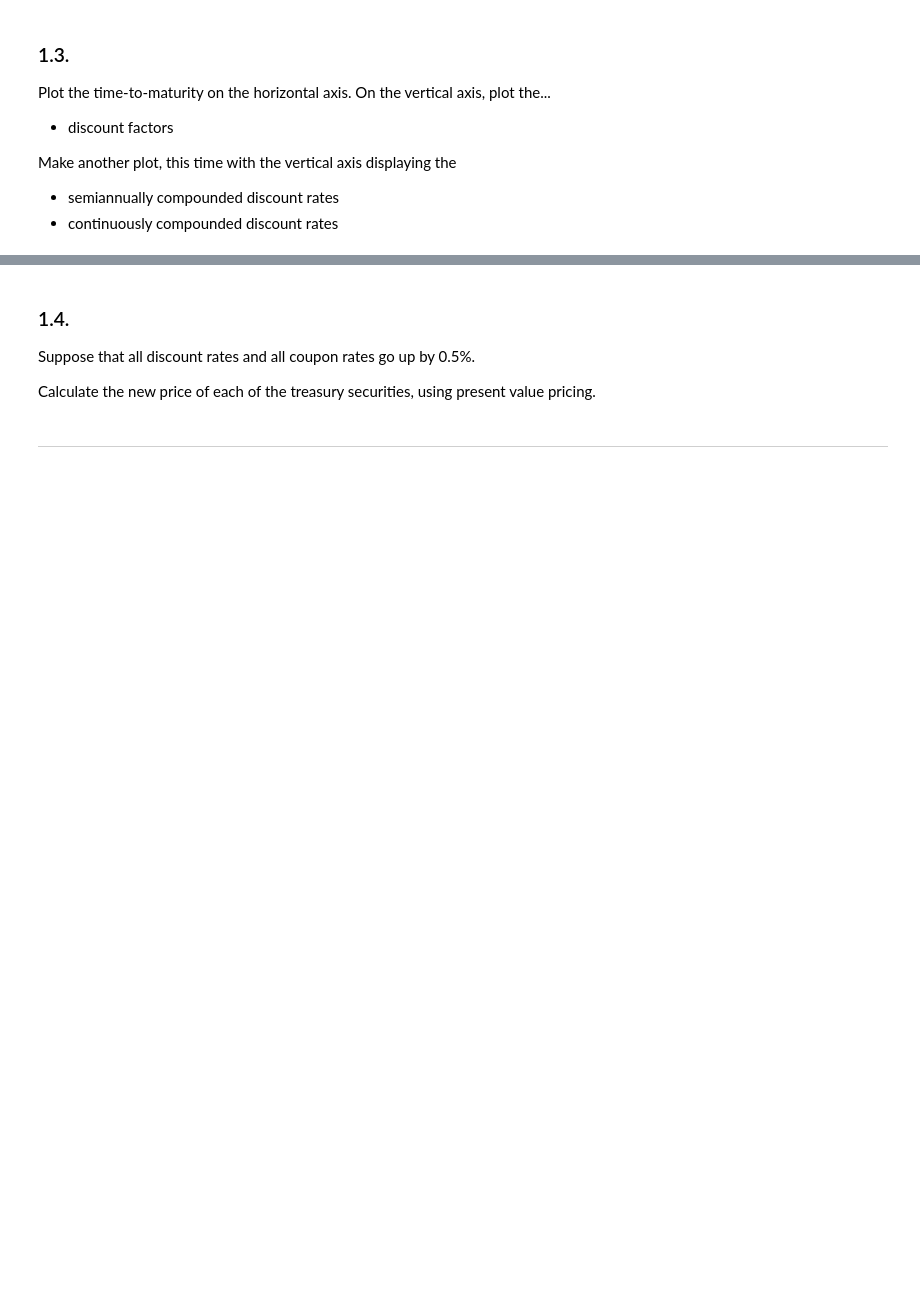
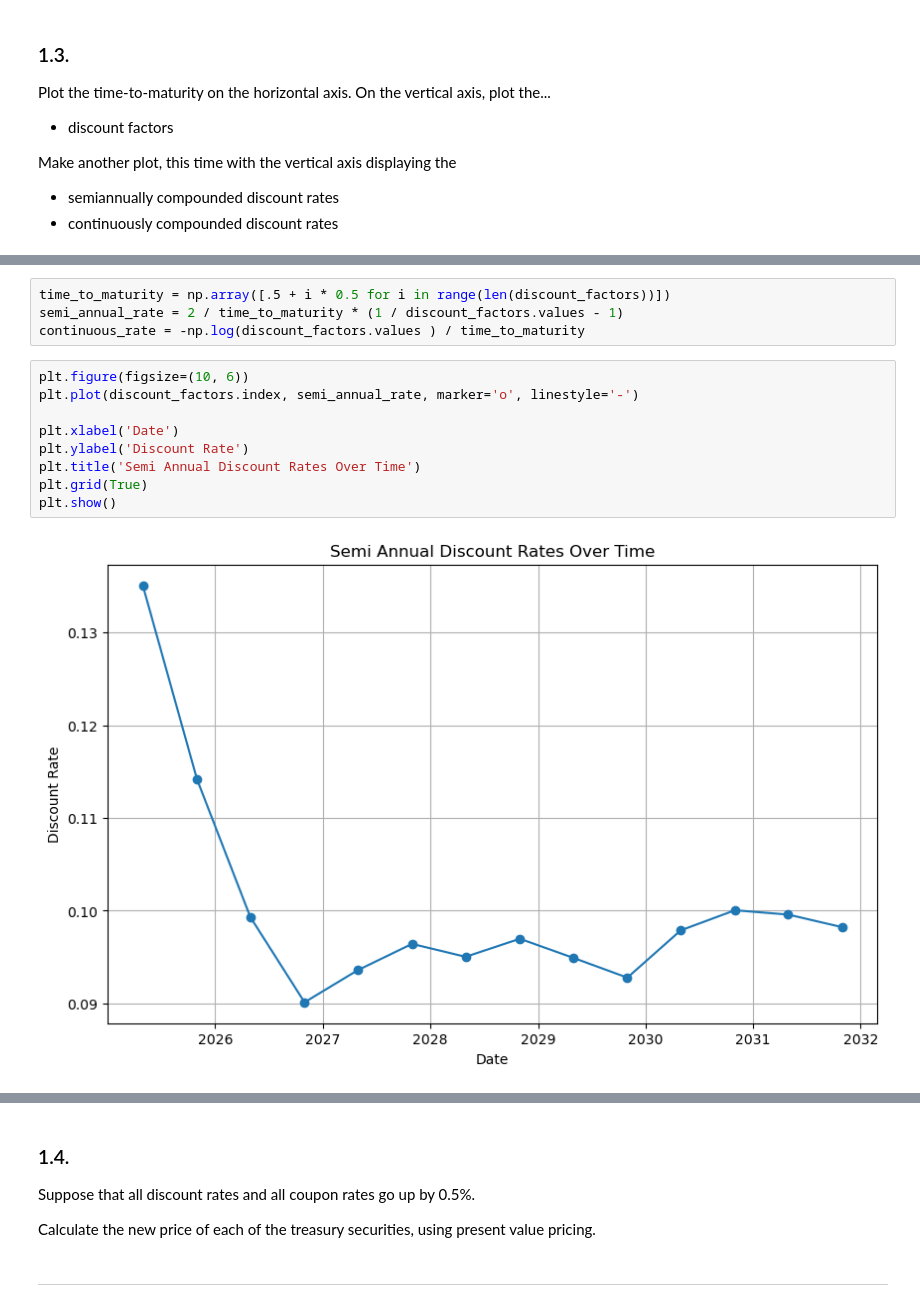
Before and after one commit to ekopen/finm-fixedincome-2025, a Jupyter notebook: homework/Homework 1.ipynb, the cells around one changed output, grey strips where cells are left out. Saved outputs shown, nothing was run; the diff lists cells and outputs as text; blank space fills up the shorter version.

```diff
--- a/homework/Homework 1.ipynb
+++ b/homework/Homework 1.ipynb
@@ -116,0 +152,15 @@ Make another plot, this time with the vertical axis displaying the
+# %%
+time_to_maturity = np.array([.5 + i * 0.5 for i in range(len(discount_factors))])
+semi_annual_rate = 2 / time_to_maturity * (1 / discount_factors.values - 1)
+continuous_rate = -np.log(discount_factors.values ) / time_to_maturity
+# %%
+plt.figure(figsize=(10, 6))
+plt.plot(discount_factors.index, semi_annual_rate, marker='o', linestyle='-')
+
+plt.xlabel('Date')
+plt.ylabel('Discount Rate')
+plt.title('Semi Annual Discount Rates Over Time')
+plt.grid(True)
+plt.show()
+# %% [output]
+[figure, added]
```
Also changed, not shown: parts of 9 cells of this notebook.
